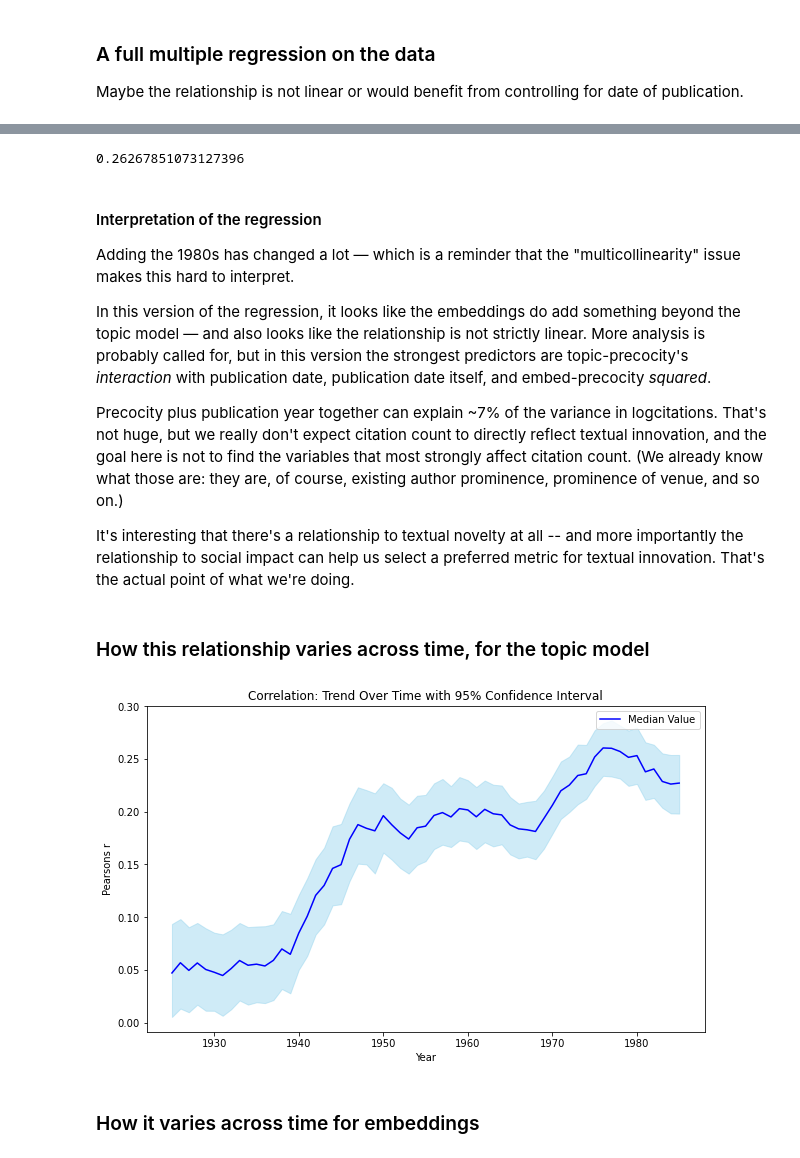
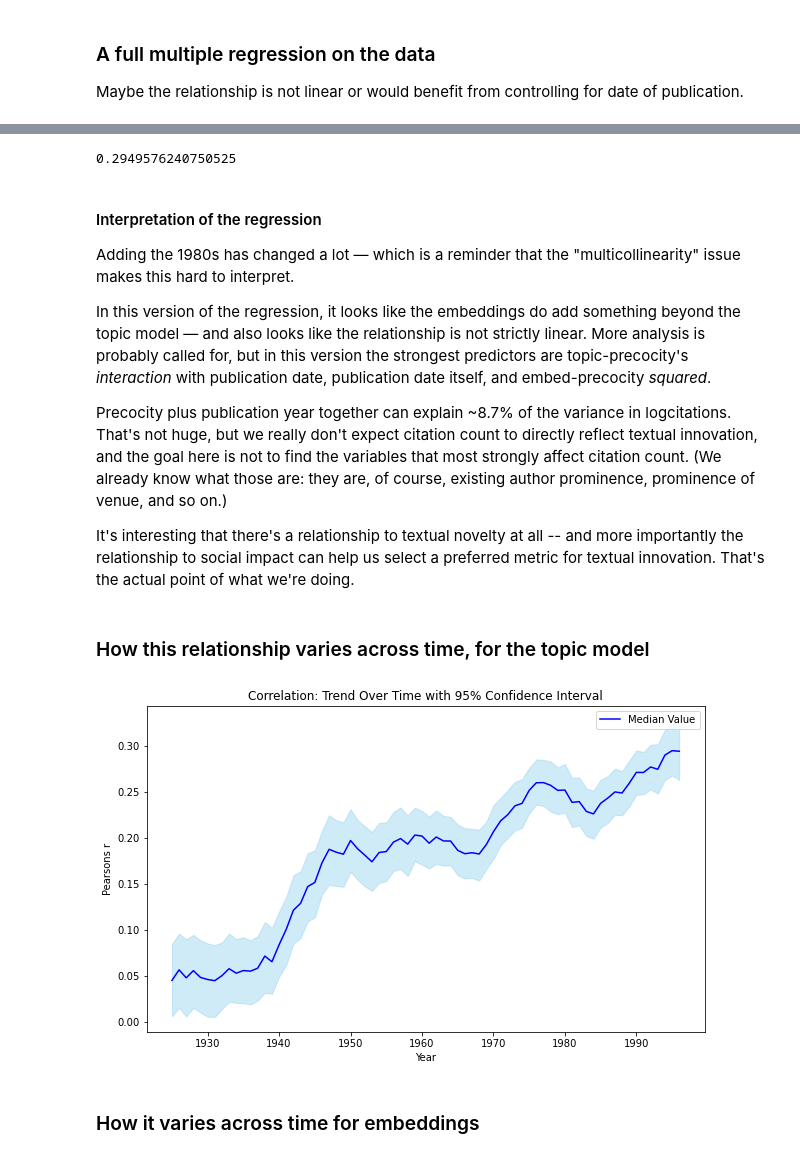
Before and after one commit to Historical-AI-Lab/novelty, a Jupyter notebook: interpret/PartialInterpretationV03.ipynb, the cells around one changed output, grey strips where cells are left out. Saved outputs shown, nothing was run; the diff lists cells and outputs as text; code cells hidden in the pictures.

```diff
--- a/interpret/PartialInterpretationV03.ipynb
+++ b/interpret/PartialInterpretationV03.ipynb
@@ -23,7 +23,7 @@
 embedding_dfs = []
 topicmodel_dfs = []
 
-for decade in range(20, 90, 10):
+for decade in range(20, 100, 10):
     e_df = pd.read_csv('precocity_cosine_19' + str(decade) + 's_docs.tsv', sep = '\t')
     tm_df = pd.read_csv('precocity_kld_19' + str(decade) + 's_docs.tsv', sep = '\t')
     embedding_dfs.append(e_df)
@@ -242,8 +243,8 @@ Notes:
 strong multicollinearity or other numerical problems.
 # %%
-math.sqrt(.069)
+math.sqrt(.087)
 # %% [output]
-0.26267851073127396
+0.2949576240750525
 # %% [markdown]
 #### Interpretation of the regression
 
@@ -251,7 +252,7 @@ Adding the 1980s has changed a lot — which is a reminder that the "multicollin
 
 In this version of the regression, it looks like the embeddings do add something beyond the topic model — and also looks like the relationship is not strictly linear. More analysis is probably called for, but in this version the strongest predictors are topic-precocity's *interaction* with publication date, publication date itself, and embed-precocity *squared*.
 
-Precocity plus publication year together can explain ~7% of the variance in logcitations. That's not huge, but we really don't expect citation count to directly reflect textual innovation, and the goal here is not to find the variables that most strongly affect citation count. (We already know what those are: they are, of course, existing author prominence, prominence of venue, and so on.)
+Precocity plus publication year together can explain ~8.7% of the variance in logcitations. That's not huge, but we really don't expect citation count to directly reflect textual innovation, and the goal here is not to find the variables that most strongly affect citation count. (We already know what those are: they are, of course, existing author prominence, prominence of venue, and so on.)
 
 It's interesting that there's a relationship to textual novelty at all -- and more importantly the relationship to social impact can help us select a preferred metric for textual innovation. That's the actual point of what we're doing.
 # %% [markdown]
@@ -261,7 +262,7 @@ upperbound = []
 lowerbound = []
 medianpoint = []
 
-for centeryear in range(1925, 1986):
+for centeryear in range(1925, 1992):
     df = best.loc[(best.date >= centeryear - 5) &
                   (best.date <= centeryear + 5), :]
     correlations = []
@@ -276,32 +277,32 @@ for centeryear in range(1925, 1986):
 # %%
 # Sample DataFrame
 plotdata = {
-    'year': range(1925, 1986),
+    'year': range(1925, 1992),
     'median_value': medianpoint,  # replace with your median values
     'upper_bound': upperbound,    # replace with your upper bound values
     'lower_bound': lowerbound     # replace with your lower bound values
 }
 df = pd.DataFrame(plotdata)
 
 # Plotting
 plt.figure(figsize=(10, 6))
 
 # Shaded ribbon (confidence interval)
 plt.fill_between(df['year'], df['lower_bound'], df['upper_bound'], color='skyblue', alpha=0.4)
 
 # Median value trend line
 plt.plot(df['year'], df['median_value'], color='blue', label='Median Value')
 
 # Labels and Title
 plt.xlabel('Year')
 plt.ylabel('Pearsons r')
 plt.title('Correlation: Trend Over Time with 95% Confidence Interval')
 plt.legend()
 
 # Show Plot
 plt.show()
 # %% [output]
-[figure, old version]
+[figure, new version]
 # %% [markdown]
 ### How it varies across time for embeddings
 # %%
```
Also changed, not shown: parts of 6 cells of this notebook.
